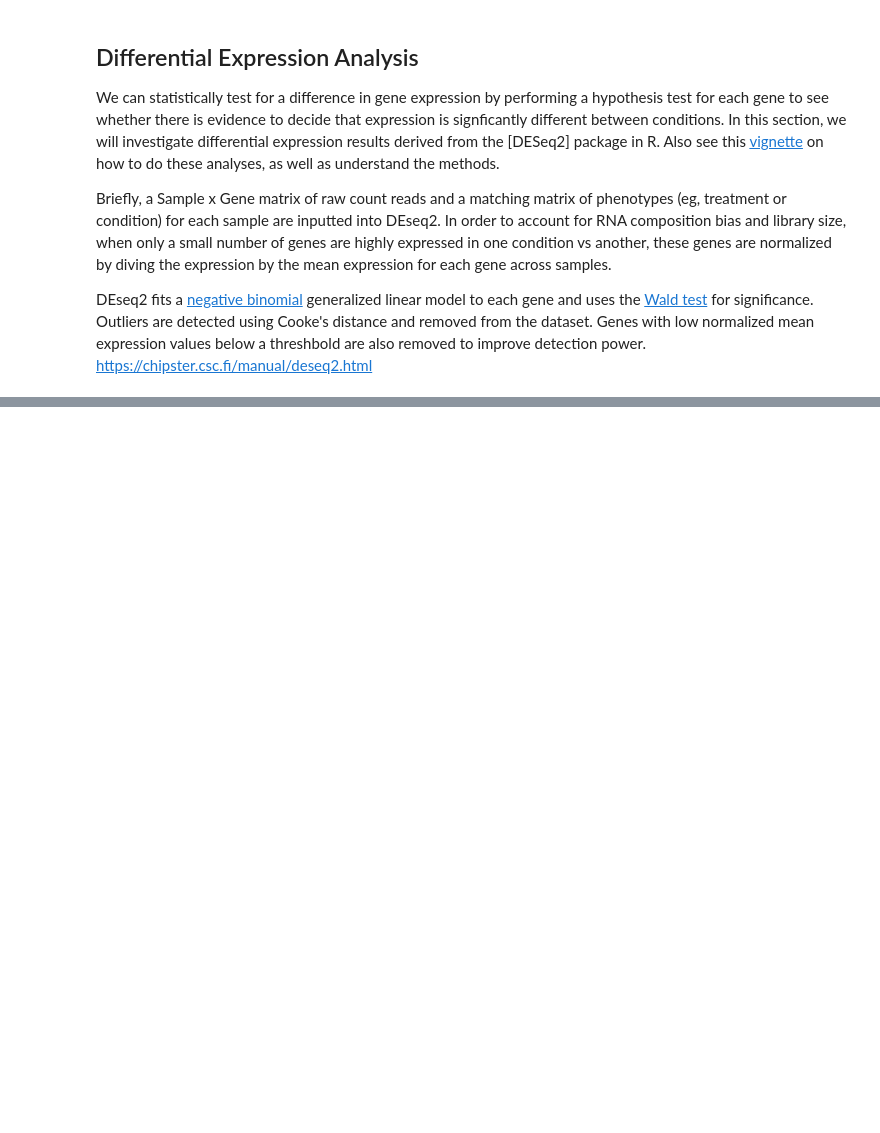
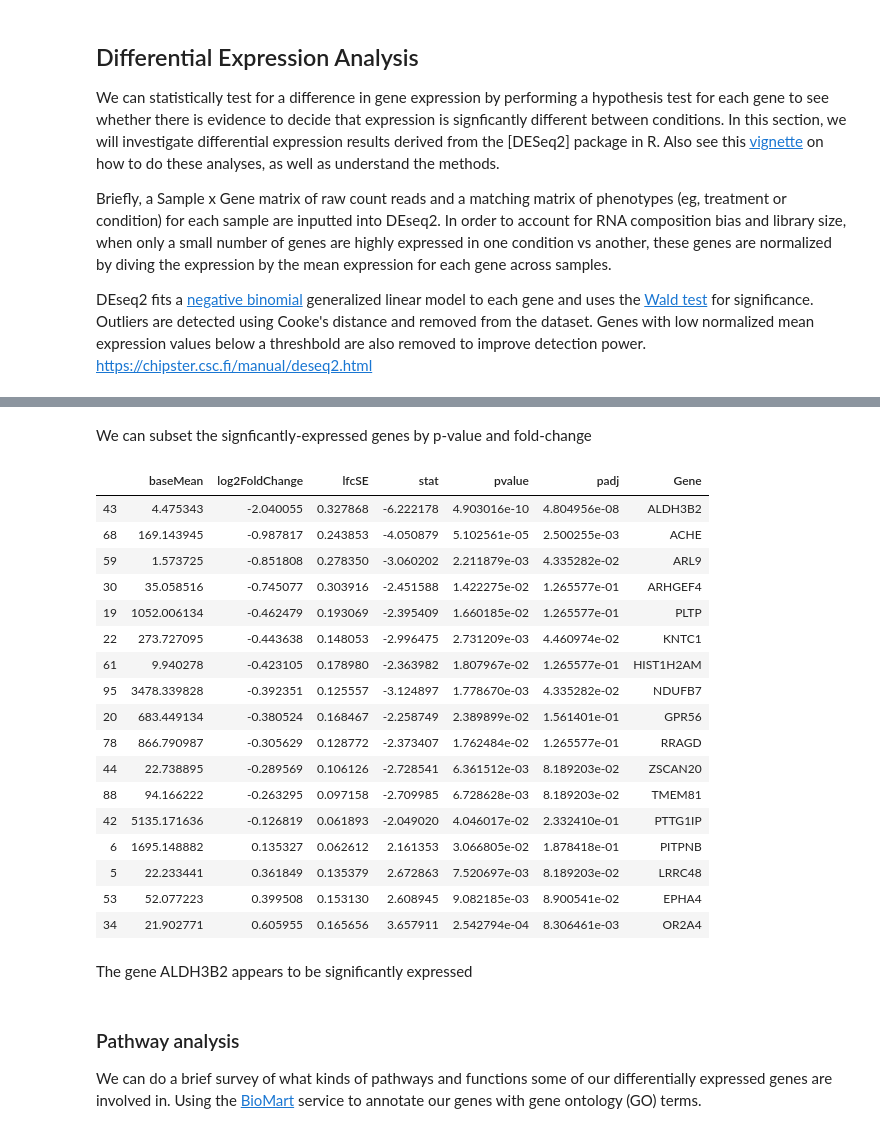
Before and after one commit to sohilsshah91/hacknights, a Jupyter notebook: tcga-series/post/post1_mwe_introduction.ipynb, the cells around one changed output, grey strips where cells are left out. Cells and saved outputs as stored; diff of their text form; code cells hidden in the pictures; blank space fills up the shorter version.

```diff
--- a/tcga-series/post/post1_mwe_introduction.ipynb
+++ b/tcga-series/post/post1_mwe_introduction.ipynb
@@ -402,0 +414,28 @@ What clinical attributes can be used to identify biomarkers for disease progress
+# %% [markdown]
+We can subset the signficantly-expressed genes by p-value and fold-change
+# %%
+de_stage_i_ii[de_stage_i_ii['pvalue'] <= 0.05].sort_values('log2FoldChange')
+# %% [output]
+|  | baseMean | log2FoldChange | lfcSE | stat | pvalue | padj | Gene |
+| 43 | 4.475343 | -2.040055 | 0.327868 | -6.222178 | 4.903016e-10 | 4.804956e-08 | ALDH3B2 |
+| 68 | 169.143945 | -0.987817 | 0.243853 | -4.050879 | 5.102561e-05 | 2.500255e-03 | ACHE |
+| 59 | 1.573725 | -0.851808 | 0.278350 | -3.060202 | 2.211879e-03 | 4.335282e-02 | ARL9 |
+| 30 | 35.058516 | -0.745077 | 0.303916 | -2.451588 | 1.422275e-02 | 1.265577e-01 | ARHGEF4 |
+| 19 | 1052.006134 | -0.462479 | 0.193069 | -2.395409 | 1.660185e-02 | 1.265577e-01 | PLTP |
+| 22 | 273.727095 | -0.443638 | 0.148053 | -2.996475 | 2.731209e-03 | 4.460974e-02 | KNTC1 |
+| 61 | 9.940278 | -0.423105 | 0.178980 | -2.363982 | 1.807967e-02 | 1.265577e-01 | HIST1H2AM |
+| 95 | 3478.339828 | -0.392351 | 0.125557 | -3.124897 | 1.778670e-03 | 4.335282e-02 | NDUFB7 |
+| 20 | 683.449134 | -0.380524 | 0.168467 | -2.258749 | 2.389899e-02 | 1.561401e-01 | GPR56 |
+| 78 | 866.790987 | -0.305629 | 0.128772 | -2.373407 | 1.762484e-02 | 1.265577e-01 | RRAGD |
+| 44 | 22.738895 | -0.289569 | 0.106126 | -2.728541 | 6.361512e-03 | 8.189203e-02 | ZSCAN20 |
+| 88 | 94.166222 | -0.263295 | 0.097158 | -2.709985 | 6.728628e-03 | 8.189203e-02 | TMEM81 |
+| 42 | 5135.171636 | -0.126819 | 0.061893 | -2.049020 | 4.046017e-02 | 2.332410e-01 | PTTG1IP |
+| 6 | 1695.148882 | 0.135327 | 0.062612 | 2.161353 | 3.066805e-02 | 1.878418e-01 | PITPNB |
+| 5 | 22.233441 | 0.361849 | 0.135379 | 2.672863 | 7.520697e-03 | 8.189203e-02 | LRRC48 |
+| 53 | 52.077223 | 0.399508 | 0.153130 | 2.608945 | 9.082185e-03 | 8.900541e-02 | EPHA4 |
+| 34 | 21.902771 | 0.605955 | 0.165656 | 3.657911 | 2.542794e-04 | 8.306461e-03 | OR2A4 |
+# %% [markdown]
+The gene ALDH3B2 appears to be significantly expressed
+# %% [markdown]
+### Pathway analysis
+We can do a brief survey of what kinds of pathways and functions some of our differentially expressed genes are involved in. Using the [BioMart](http://www.biomart.org/martservice_9.html) service to annotate our genes with gene ontology (GO) terms.
```
Also changed, not shown: parts of 10 cells of this notebook.
